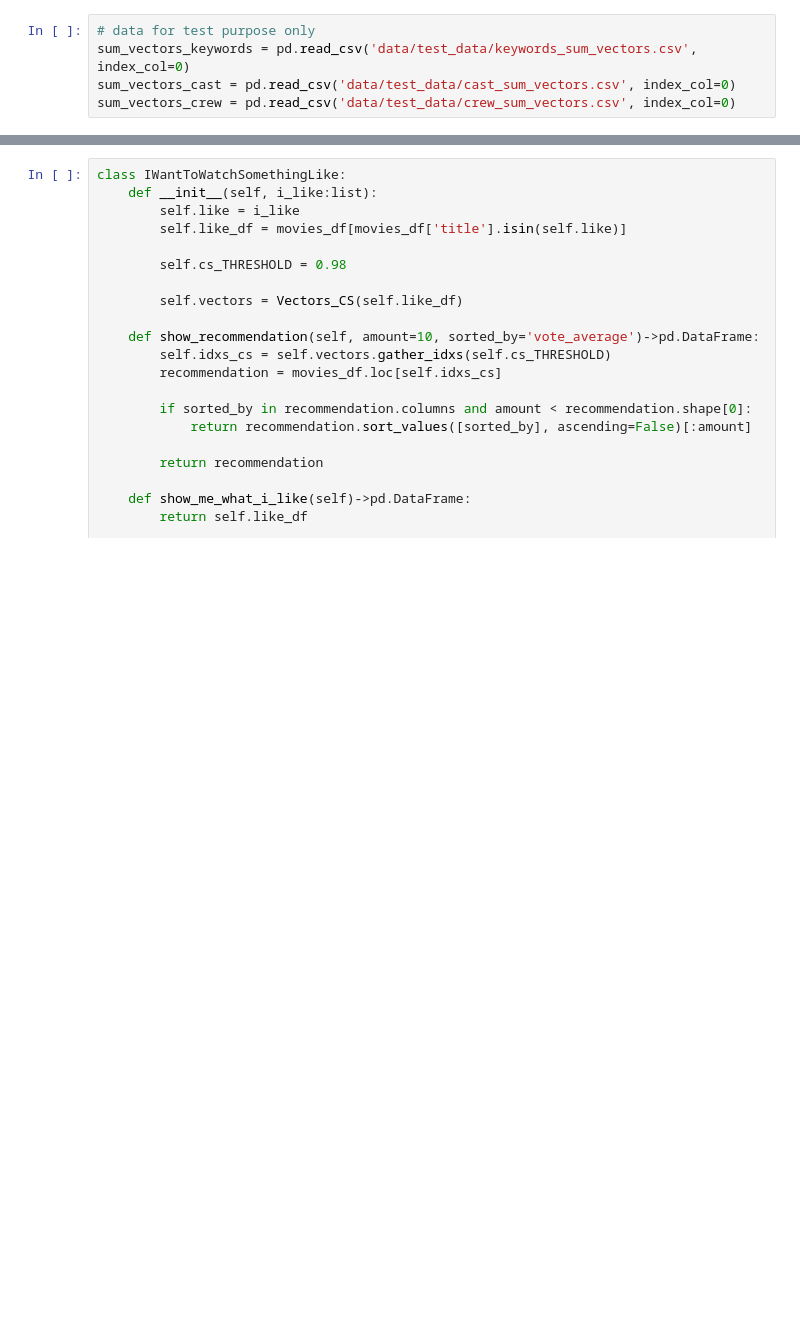
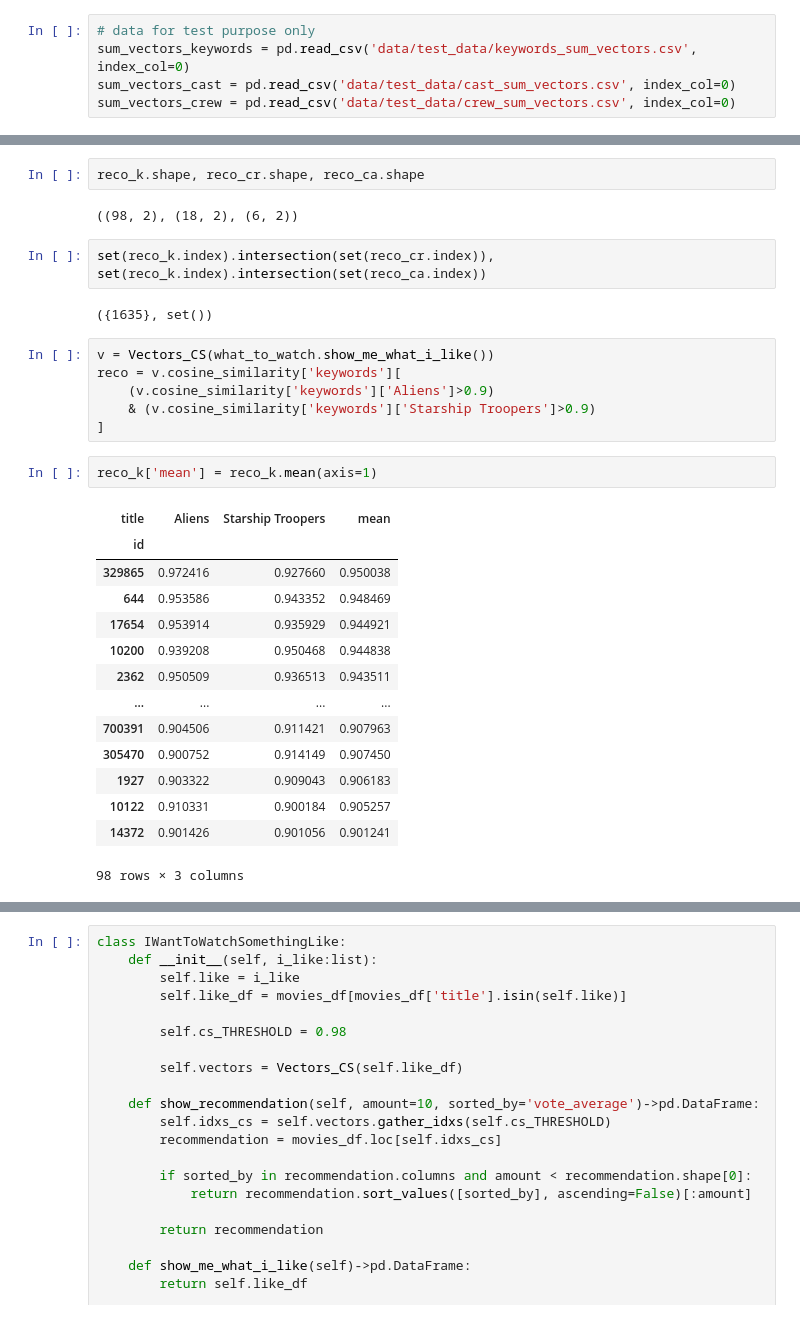
Before and after one commit to fadeeva/normal_projects, a Jupyter notebook: Popular_10000_movies_listed_on_TMDb/prsnt.ipynb, the cells around one changed output, grey strips where cells are left out. Cells and saved outputs as stored; diff of their text form; blank space fills up the shorter version.

```diff
--- a/Popular_10000_movies_listed_on_TMDb/prsnt.ipynb
+++ b/Popular_10000_movies_listed_on_TMDb/prsnt.ipynb
@@ -730,0 +735,31 @@ class Vectors_CS:
+# %%
+reco_k.shape, reco_cr.shape, reco_ca.shape
+# %% [output]
+((98, 2), (18, 2), (6, 2))
+# %%
+set(reco_k.index).intersection(set(reco_cr.index)), set(reco_k.index).intersection(set(reco_ca.index))
+# %% [output]
+({1635}, set())
+# %%
+v = Vectors_CS(what_to_watch.show_me_what_i_like())
+reco = v.cosine_similarity['keywords'][
+    (v.cosine_similarity['keywords']['Aliens']>0.9)
+    & (v.cosine_similarity['keywords']['Starship Troopers']>0.9)
+]
+# %%
+reco_k['mean'] = reco_k.mean(axis=1)
+# %% [output]
+| title | Aliens | Starship Troopers | mean |
+| id |  |  |  |
+| 329865 | 0.972416 | 0.927660 | 0.950038 |
+| 644 | 0.953586 | 0.943352 | 0.948469 |
+| 17654 | 0.953914 | 0.935929 | 0.944921 |
+| 10200 | 0.939208 | 0.950468 | 0.944838 |
+| 2362 | 0.950509 | 0.936513 | 0.943511 |
+| ... | ... | ... | ... |
+| 700391 | 0.904506 | 0.911421 | 0.907963 |
+| 305470 | 0.900752 | 0.914149 | 0.907450 |
+| 1927 | 0.903322 | 0.909043 | 0.906183 |
+| 10122 | 0.910331 | 0.900184 | 0.905257 |
+| 14372 | 0.901426 | 0.901056 | 0.901241 |
+98 rows × 3 columns
```
Also changed, not shown: parts of 3 cells of this notebook.
